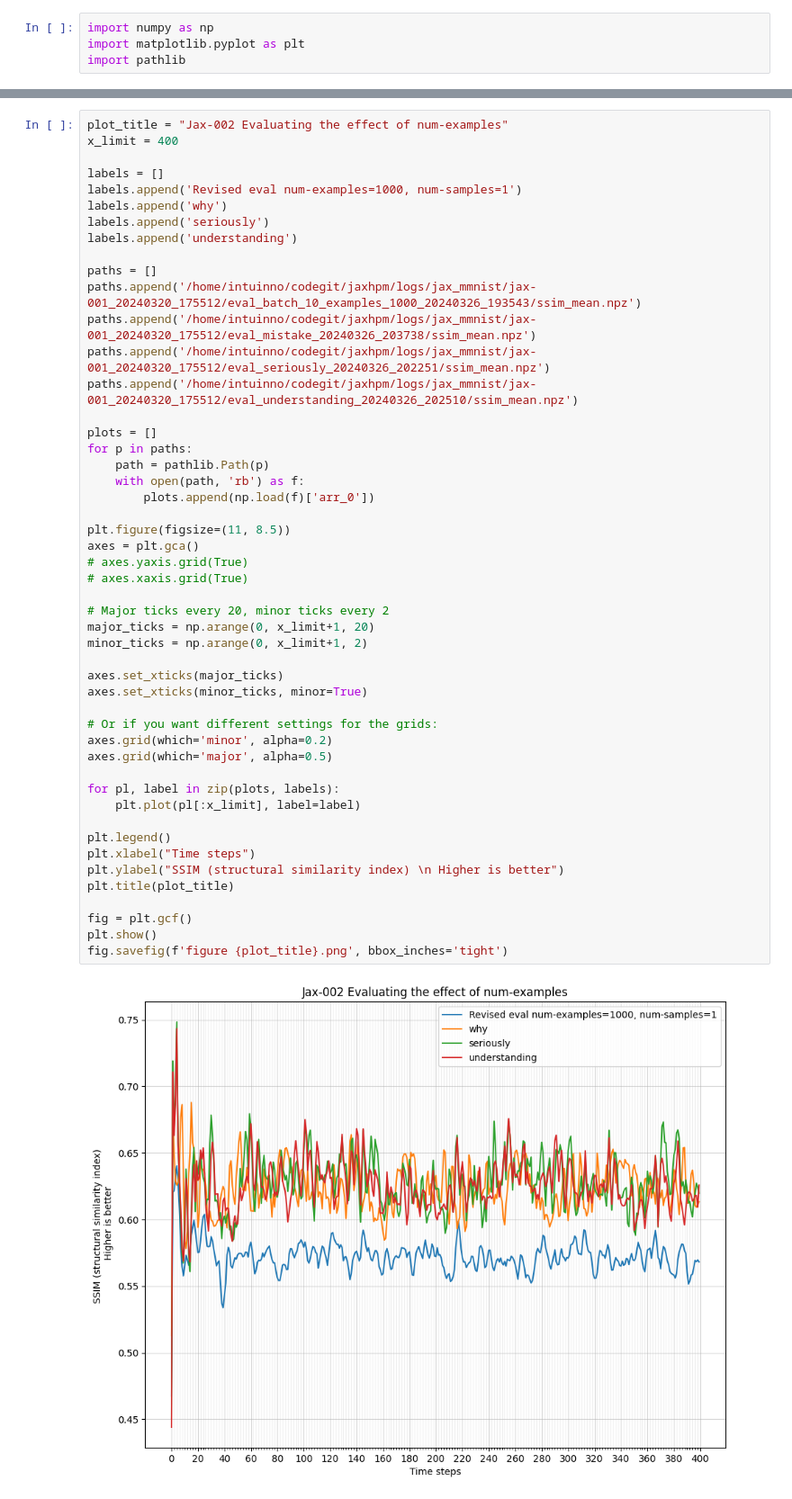
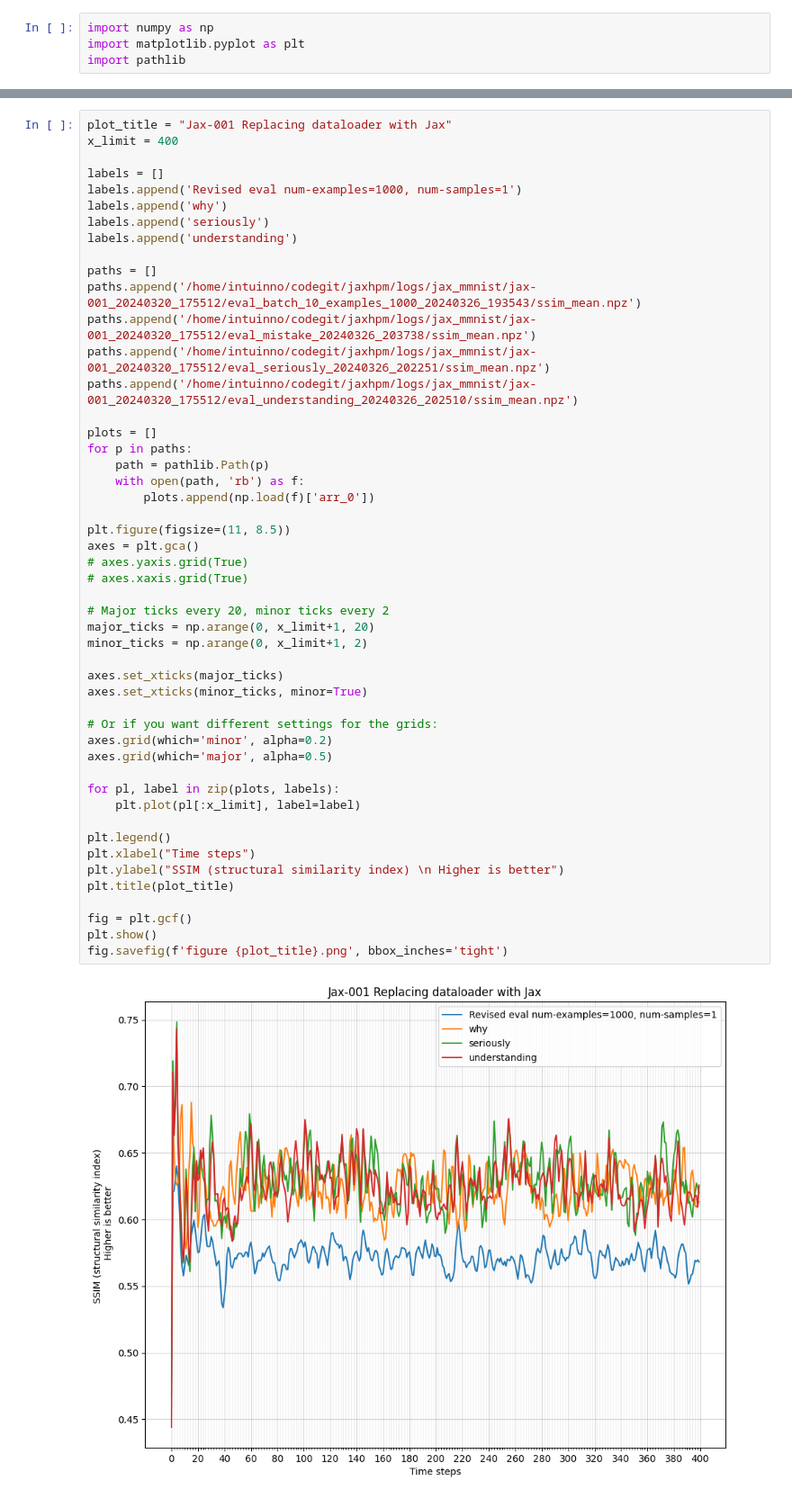
Before and after one commit to intuinno/jaxhpm, a Jupyter notebook: notebooks/experiment evaluation.ipynb, the cells around one changed output, grey strips where cells are left out. Shown: that part at 90% size. Cells and saved outputs as stored; diff of their text form.

```diff
--- a/notebooks/experiment evaluation.ipynb
+++ b/notebooks/experiment evaluation.ipynb
@@ -14,5 +14,5 @@ import pathlib
 # %%
-plot_title = "Jax-002 Evaluating the effect of num-examples"
+plot_title = "Jax-001 Replacing dataloader with Jax"
 x_limit = 400
 
 labels = []
@@ -34,31 +34,31 @@ for p in paths:
         plots.append(np.load(f)['arr_0'])
 
 plt.figure(figsize=(11, 8.5))
 axes = plt.gca()
 # axes.yaxis.grid(True)
 # axes.xaxis.grid(True)
 
 # Major ticks every 20, minor ticks every 2
 major_ticks = np.arange(0, x_limit+1, 20)
 minor_ticks = np.arange(0, x_limit+1, 2)
 
 axes.set_xticks(major_ticks)
 axes.set_xticks(minor_ticks, minor=True)
 
 # Or if you want different settings for the grids:
 axes.grid(which='minor', alpha=0.2)
 axes.grid(which='major', alpha=0.5)
 
 for pl, label in zip(plots, labels):
     plt.plot(pl[:x_limit], label=label)
 
 plt.legend()
 plt.xlabel("Time steps")
 plt.ylabel("SSIM (structural similarity index) \n Higher is better")
 plt.title(plot_title)
 
 fig = plt.gcf()
 plt.show()
 fig.savefig(f'figure {plot_title}.png', bbox_inches='tight')
 # %% [output]
-[figure, old version]
+[figure, new version]
```
Also changed, not shown: parts of 1 cell of this notebook, 7 other files.
